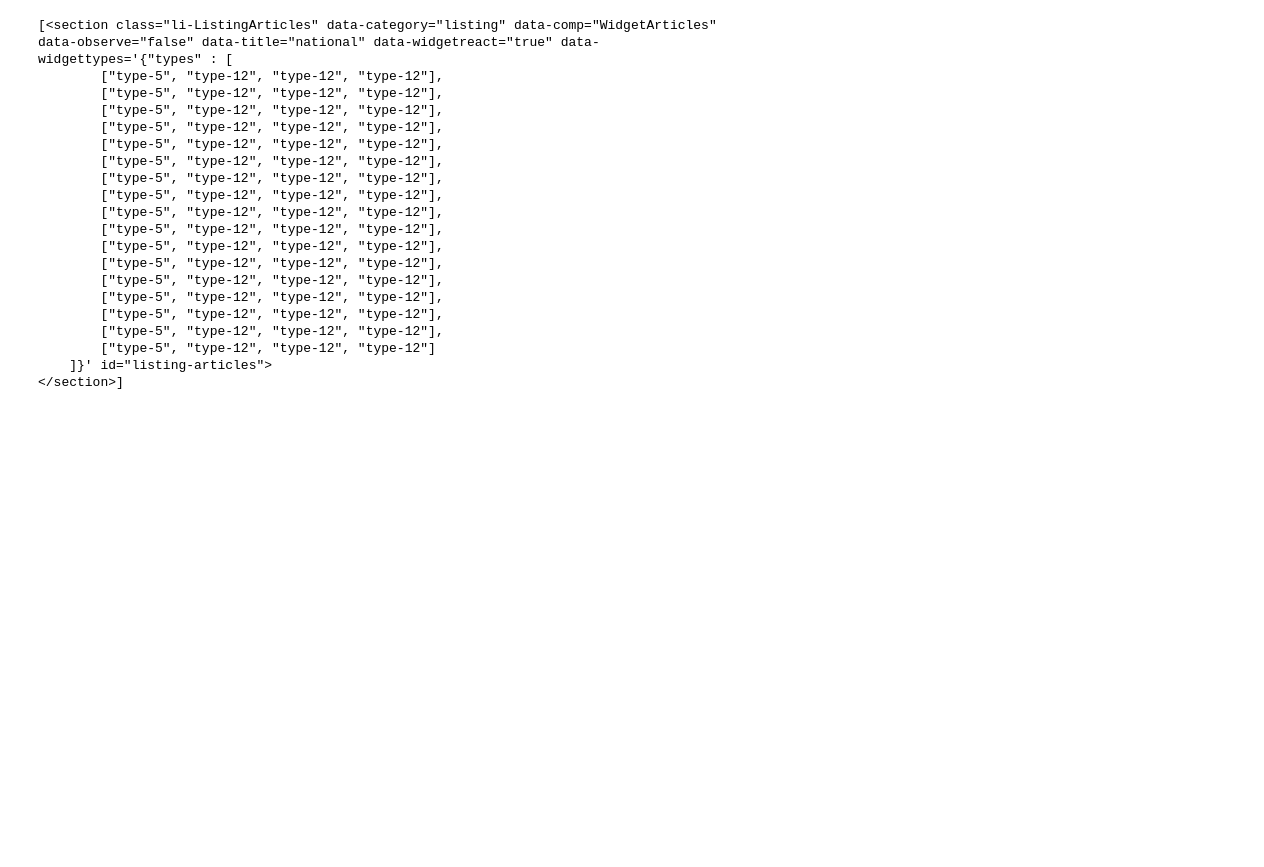
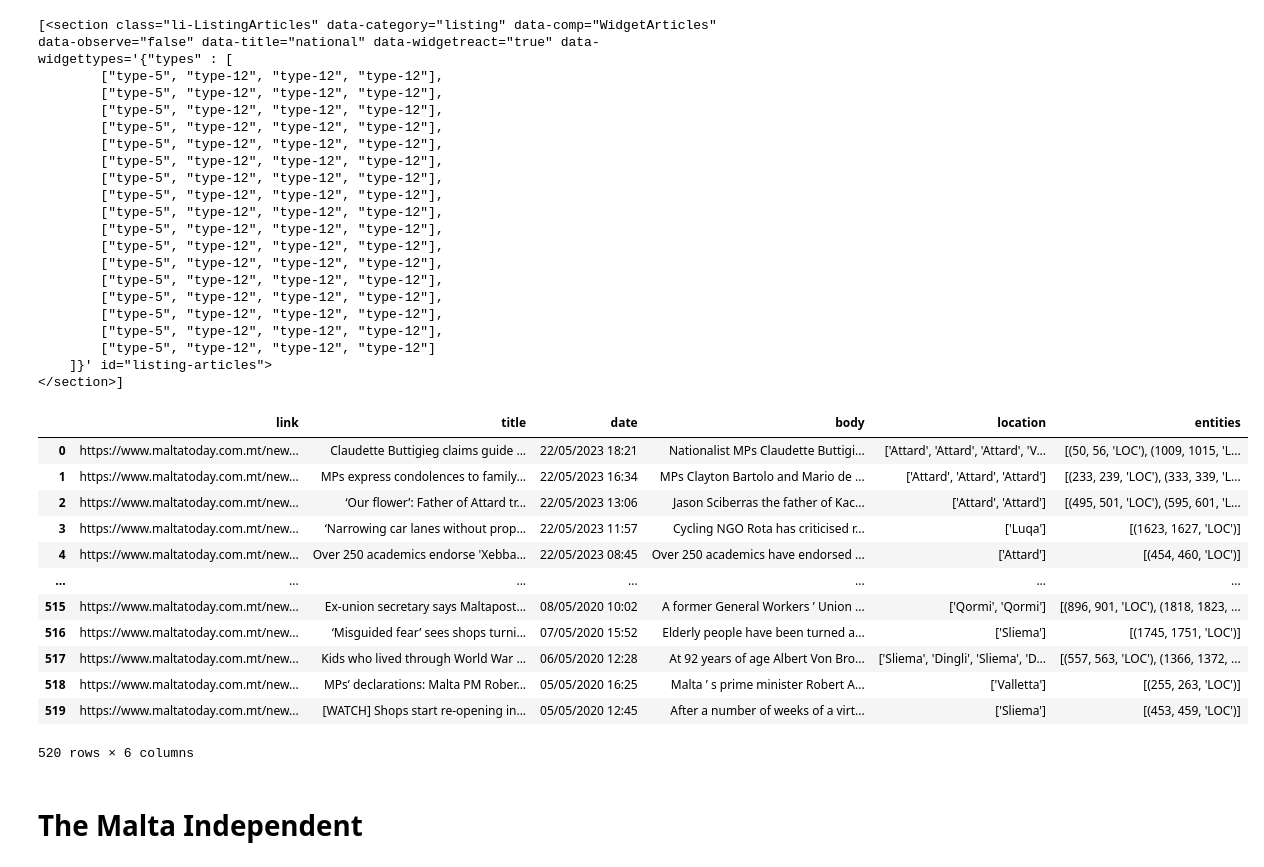
Before and after one commit to matthewkenely/ari2201, a Jupyter notebook: docs/data/scraper.ipynb, the cells around one changed output. Cells and saved outputs as stored; diff of their text form; code cells hidden in the pictures; blank space fills up the shorter version.

```diff
--- a/docs/data/scraper.ipynb
+++ b/docs/data/scraper.ipynb
@@ -182,3 +182,15 @@ print(soup.select('.li-ListingArticles'))
         ["type-5", "type-12", "type-12", "type-12"]
     ]}' id="listing-articles">
 </section>]
+# %%
+df = pd.read_csv('maltatoday_location_articles.csv')
+# %%
+# loop through each article and get main image
+for index, row in df.iterrows():
+    article_response = requests.get(row['link'])
+    article_soup = BeautifulSoup(article_response.text, 'lxml')
+    image = article_soup.select('.cover-photo img')
+    if image is not None:
+        df.at[index, 'image'] = image[0]['src']
+    else:
+        df.at[index, 'image'] = None
@@ -184,0 +200,18 @@ print(soup.select('.li-ListingArticles'))
+# %%
+df
+# %% [output]
+|  | link | title | date | body | location | entities |
+| 0 | https://www.maltatoday.com.mt/new... | Claudette Buttigieg claims guide ... | 22/05/2023 18:21 | Nationalist MPs Claudette Buttigi... | ['Attard', 'Attard', 'Attard', 'V... | [(50, 56, 'LOC'), (1009, 1015, 'L... |
+| 1 | https://www.maltatoday.com.mt/new... | MPs express condolences to family... | 22/05/2023 16:34 | MPs Clayton Bartolo and Mario de ... | ['Attard', 'Attard', 'Attard'] | [(233, 239, 'LOC'), (333, 339, 'L... |
+| 2 | https://www.maltatoday.com.mt/new... | ‘Our flower’: Father of Attard tr... | 22/05/2023 13:06 | Jason Sciberras the father of Kac... | ['Attard', 'Attard'] | [(495, 501, 'LOC'), (595, 601, 'L... |
+| 3 | https://www.maltatoday.com.mt/new... | ‘Narrowing car lanes without prop... | 22/05/2023 11:57 | Cycling NGO Rota has criticised r... | ['Luqa'] | [(1623, 1627, 'LOC')] |
+| 4 | https://www.maltatoday.com.mt/new... | Over 250 academics endorse 'Xebba... | 22/05/2023 08:45 | Over 250 academics have endorsed ... | ['Attard'] | [(454, 460, 'LOC')] |
+| ... | ... | ... | ... | ... | ... | ... |
+| 515 | https://www.maltatoday.com.mt/new... | Ex-union secretary says Maltapost... | 08/05/2020 10:02 | A former General Workers ’ Union ... | ['Qormi', 'Qormi'] | [(896, 901, 'LOC'), (1818, 1823, ... |
+| 516 | https://www.maltatoday.com.mt/new... | ‘Misguided fear’ sees shops turni... | 07/05/2020 15:52 | Elderly people have been turned a... | ['Sliema'] | [(1745, 1751, 'LOC')] |
+| 517 | https://www.maltatoday.com.mt/new... | Kids who lived through World War ... | 06/05/2020 12:28 | At 92 years of age Albert Von Bro... | ['Sliema', 'Dingli', 'Sliema', 'D... | [(557, 563, 'LOC'), (1366, 1372, ... |
+| 518 | https://www.maltatoday.com.mt/new... | MPs’ declarations: Malta PM Rober... | 05/05/2020 16:25 | Malta ’ s prime minister Robert A... | ['Valletta'] | [(255, 263, 'LOC')] |
+| 519 | https://www.maltatoday.com.mt/new... | [WATCH] Shops start re-opening in... | 05/05/2020 12:45 | After a number of weeks of a virt... | ['Sliema'] | [(453, 459, 'LOC')] |
+520 rows × 6 columns
+# %% [markdown]
+<h1>The Malta Independent</h1>
```
Also changed, not shown: parts of 5 cells of this notebook, 31 other files.
